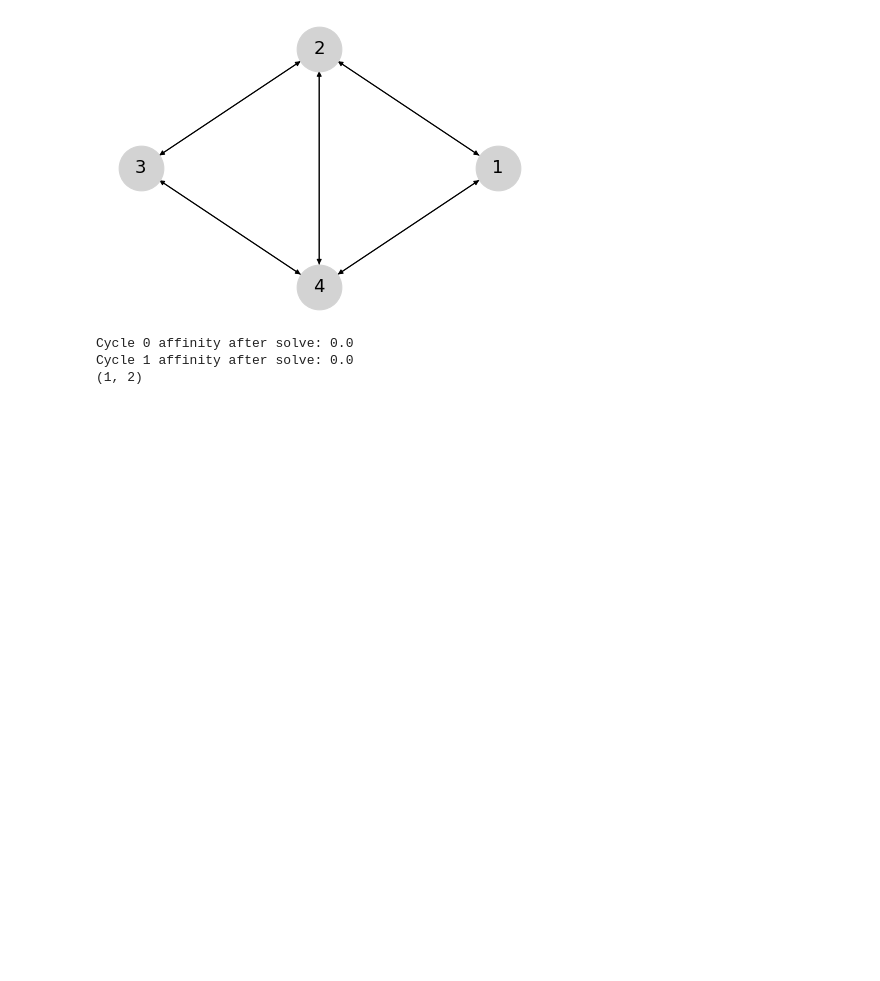
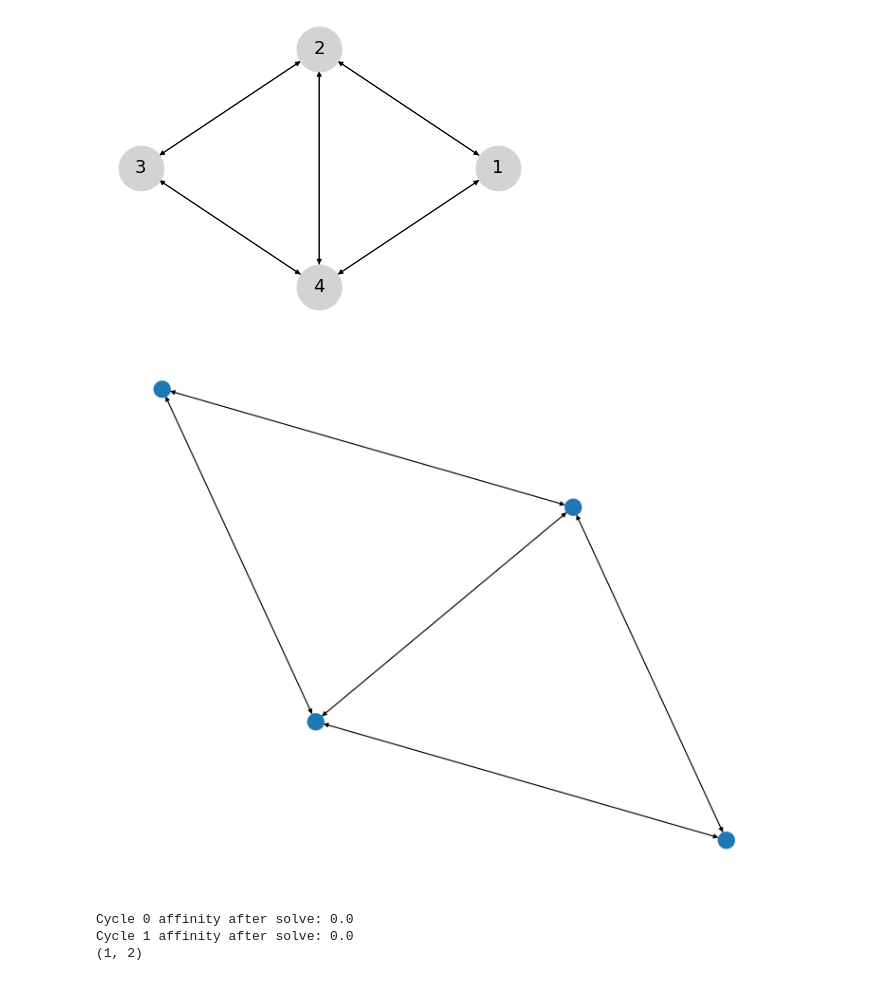
Before and after one commit to sjhaque14/steinberg-signature, a Jupyter notebook: debug_general_graphs.ipynb, the cells around one changed output. Drawn from its saved outputs; the diff is of its cells as text; code cells hidden in the pictures; blank space fills up the shorter version.

```diff
--- a/debug_general_graphs.ipynb
+++ b/debug_general_graphs.ipynb
@@ -101,6 +101,10 @@ nx.draw(G,
         font_family='sans-serif')
 # %% [output]
 [figure]
+# %%
+nx.draw(G)
+# %% [output]
+[figure, added]
 # %%
 np.random.seed(2)
 
```
Also changed, not shown: parts of 2 cells of this notebook.
